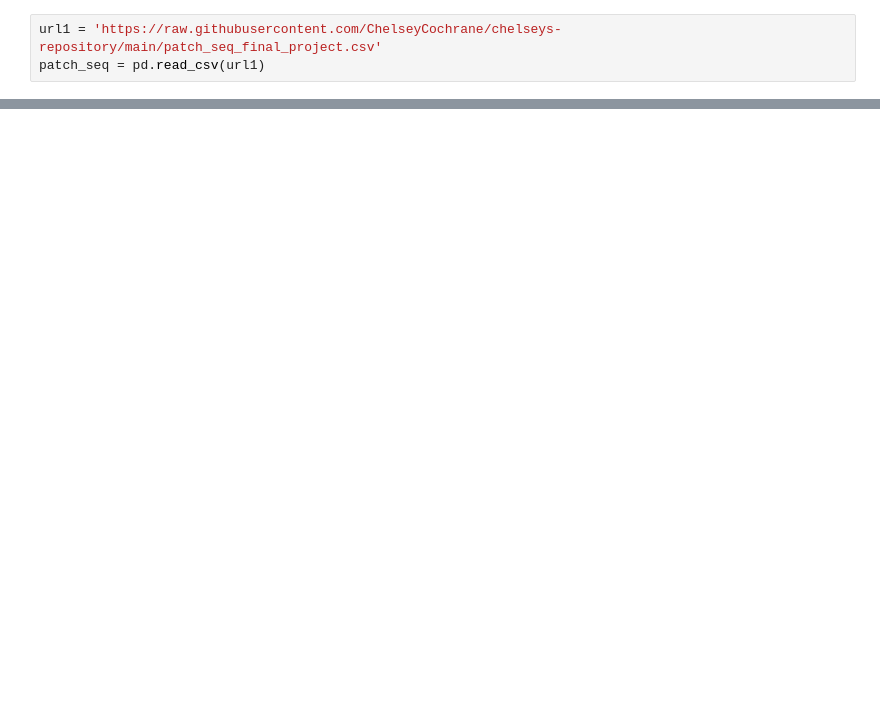
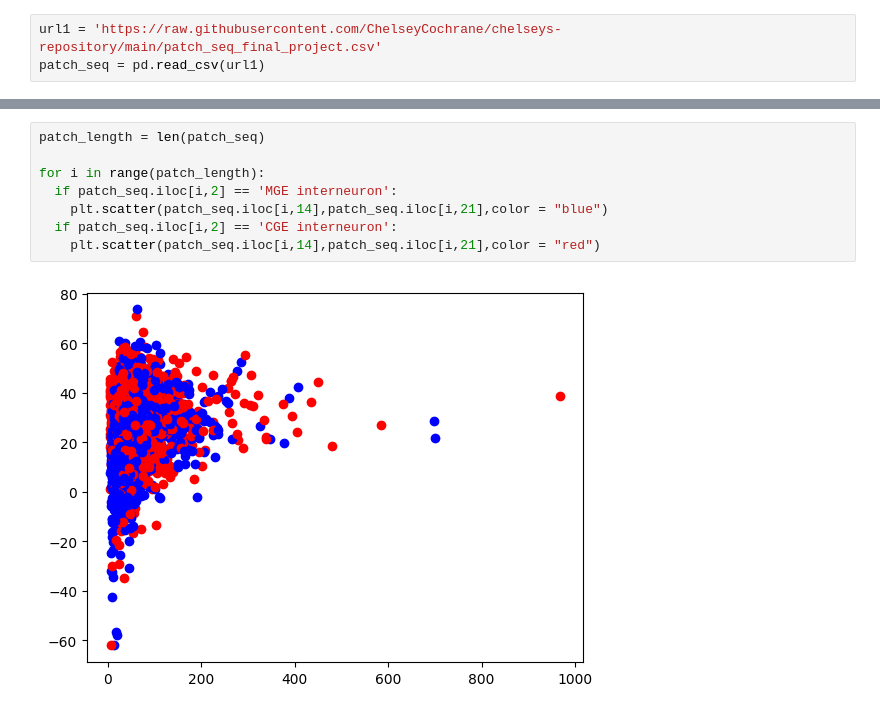
Before and after one commit to ChelseyCochrane/chelseys-repository, a Jupyter notebook: Final_Project.ipynb, the cells around one changed output, grey strips where cells are left out. Cells and saved outputs as stored; diff of their text form; blank space fills up the shorter version.

```diff
--- a/Final_Project.ipynb
+++ b/Final_Project.ipynb
@@ -17,0 +54,10 @@ InvalidIndexError: ignored
+# %%
+patch_length = len(patch_seq)
+
+for i in range(patch_length):
+  if patch_seq.iloc[i,2] == 'MGE interneuron':
+    plt.scatter(patch_seq.iloc[i,14],patch_seq.iloc[i,21],color = "blue")
+  if patch_seq.iloc[i,2] == 'CGE interneuron':
+    plt.scatter(patch_seq.iloc[i,14],patch_seq.iloc[i,21],color = "red")
+# %% [output]
+[figure, added]
```
Also changed, not shown: parts of 13 cells of this notebook.
